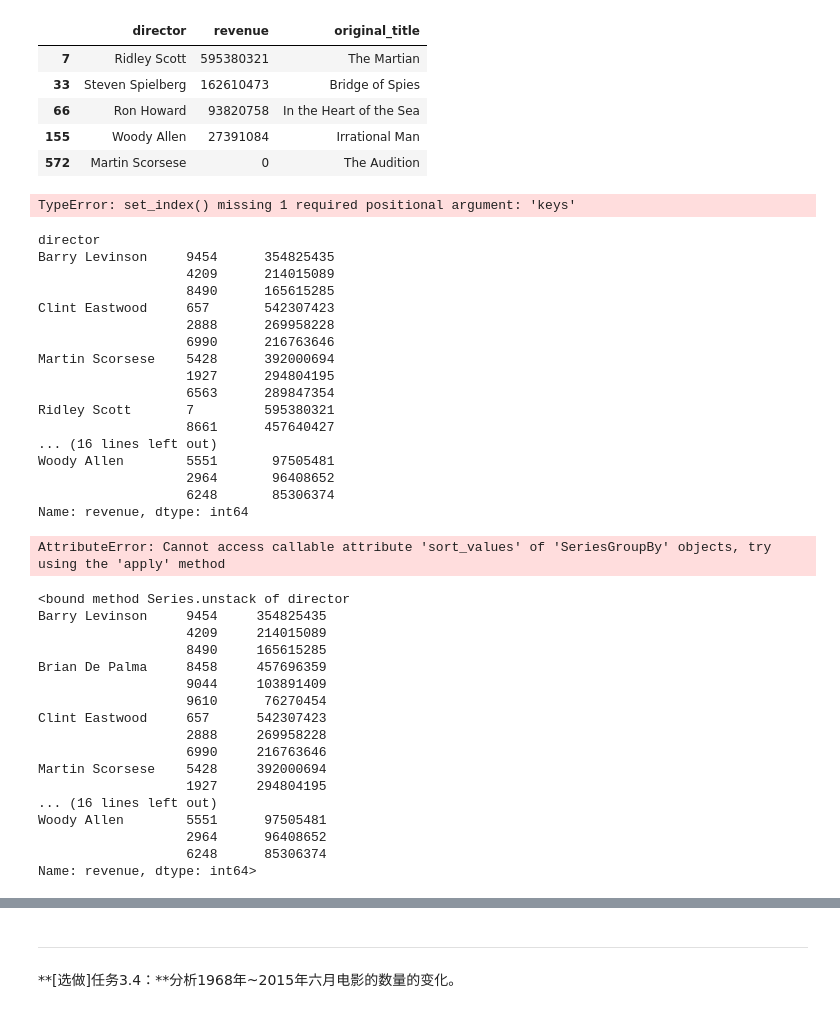
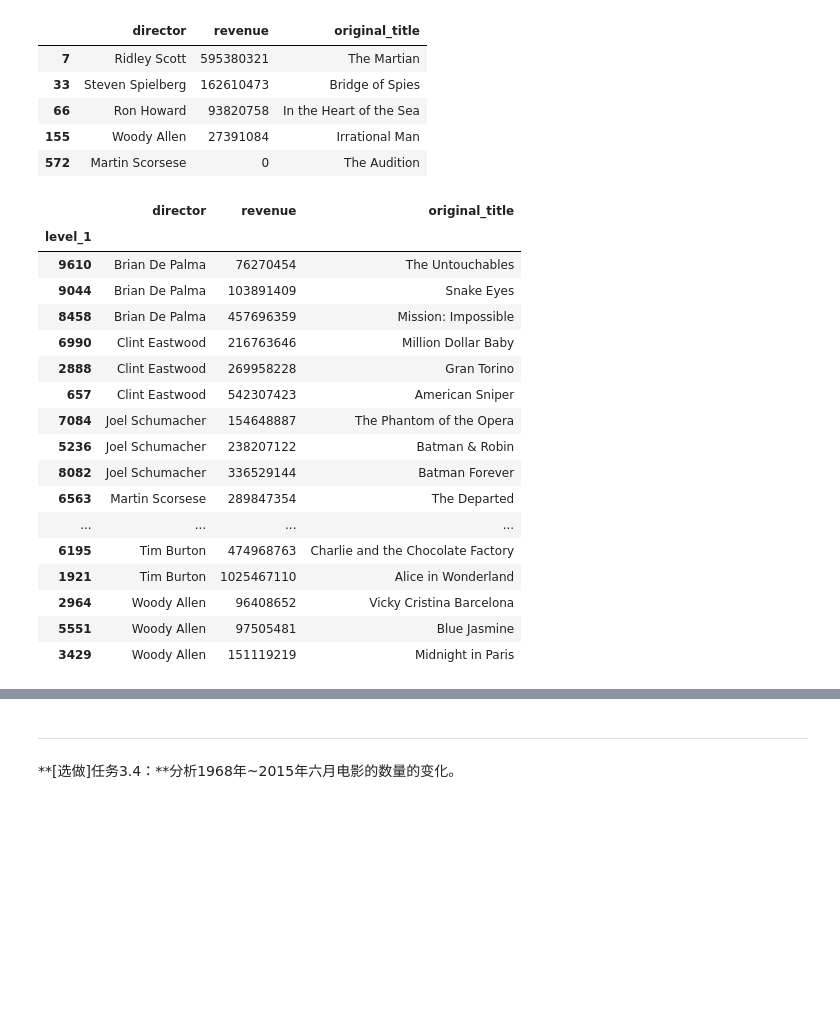
Before and after one commit to LYleonard/DataAnalysis, a Jupyter notebook: Statistics/ExploringDataSet/Explore_Movie_Dataset/Explore Movie Dataset_tmdb.ipynb, the cells around one changed output, grey strips where cells are left out. Drawn from its saved outputs; the diff is of its cells as text; code cells hidden in the pictures; blank space fills up the shorter version.

Commit message:
Explore Movie Dataset task3.3

```diff
--- a/Statistics/ExploringDataSet/Explore_Movie_Dataset/Explore Movie Dataset_tmdb.ipynb
+++ b/Statistics/ExploringDataSet/Explore_Movie_Dataset/Explore Movie Dataset_tmdb.ipynb
@@ -436,52 +437,23 @@ Top10_director_revenue.head()
 def top(df, n=3, column='revenue'):
     return df.sort_index(by=column)[-n:]
 # %%
-Top10_director_revenue.groupby(['director']).apply(top).reset_index(level=1).set_index('id')
+Top10_director_revenue.groupby(['director']).apply(top).reset_index(level=1).set_index('level_1')
 # %% [output]
-TypeError: set_index() missing 1 required positional argument: 'keys'
+|  | director | revenue | original_title |
+| level_1 |  |  |  |
+| 9610 | Brian De Palma | 76270454 | The Untouchables |
+| 9044 | Brian De Palma | 103891409 | Snake Eyes |
+| 8458 | Brian De Palma | 457696359 | Mission: Impossible |
+| 6990 | Clint Eastwood | 216763646 | Million Dollar Baby |
+| 2888 | Clint Eastwood | 269958228 | Gran Torino |
+| 657 | Clint Eastwood | 542307423 | American Sniper |
+| 7084 | Joel Schumacher | 154648887 | The Phantom of the Opera |
+| 5236 | Joel Schumacher | 238207122 | Batman & Robin |
+| 8082 | Joel Schumacher | 336529144 | Batman Forever |
+| 6563 | Martin Scorsese | 289847354 | The Departed |
+| ... | ... | ... | ... |
+| 6195 | Tim Burton | 474968763 | Charlie and the Chocolate Factory |
+| 1921 | Tim Burton | 1025467110 | Alice in Wonderland |
+| 2964 | Woody Allen | 96408652 | Vicky Cristina Barcelona |
+| 5551 | Woody Allen | 97505481 | Blue Jasmine |
+| 3429 | Woody Allen | 151119219 | Midnight in Paris |
-# %%
-directorTop10_revenueTop3 = movie_data_directors_split[movie_data['director'].isin(director_top10)].groupby(['director'])['revenue'].nlargest(3)
-directorTop10_revenueTop3
-# %% [output]
-director
-Barry Levinson     9454      354825435
-                   4209      214015089
-                   8490      165615285
-Clint Eastwood     657       542307423
-                   2888      269958228
-                   6990      216763646
-Martin Scorsese    5428      392000694
-                   1927      294804195
-                   6563      289847354
-Ridley Scott       7         595380321
-                   8661      457640427
-... (16 lines left out)
-Woody Allen        5551       97505481
-                   2964       96408652
-                   6248       85306374
-Name: revenue, dtype: int64
-# %%
-director_top10 = movie_data_directors_split[movie_data['director'].isin(director_top10)]
-director_top10.groupby('director')['revenue'].sort_values()
-# %% [output]
-AttributeError: Cannot access callable attribute 'sort_values' of 'SeriesGroupBy' objects, try using the 'apply' method
-# %%
-directorTop10_revenueTop3 = movie_data[movie_data['director'].isin(director_top10)].groupby('director')['revenue'].nlargest(3)
-# %% [output]
-<bound method Series.unstack of director
-Barry Levinson     9454     354825435
-                   4209     214015089
-                   8490     165615285
-Brian De Palma     8458     457696359
-                   9044     103891409
-                   9610      76270454
-Clint Eastwood     657      542307423
-                   2888     269958228
-                   6990     216763646
-Martin Scorsese    5428     392000694
-                   1927     294804195
-... (16 lines left out)
-Woody Allen        5551      97505481
-                   2964      96408652
-                   6248      85306374
-Name: revenue, dtype: int64>
```
Also changed, not shown: parts of 7 cells of this notebook, 1 other file.
